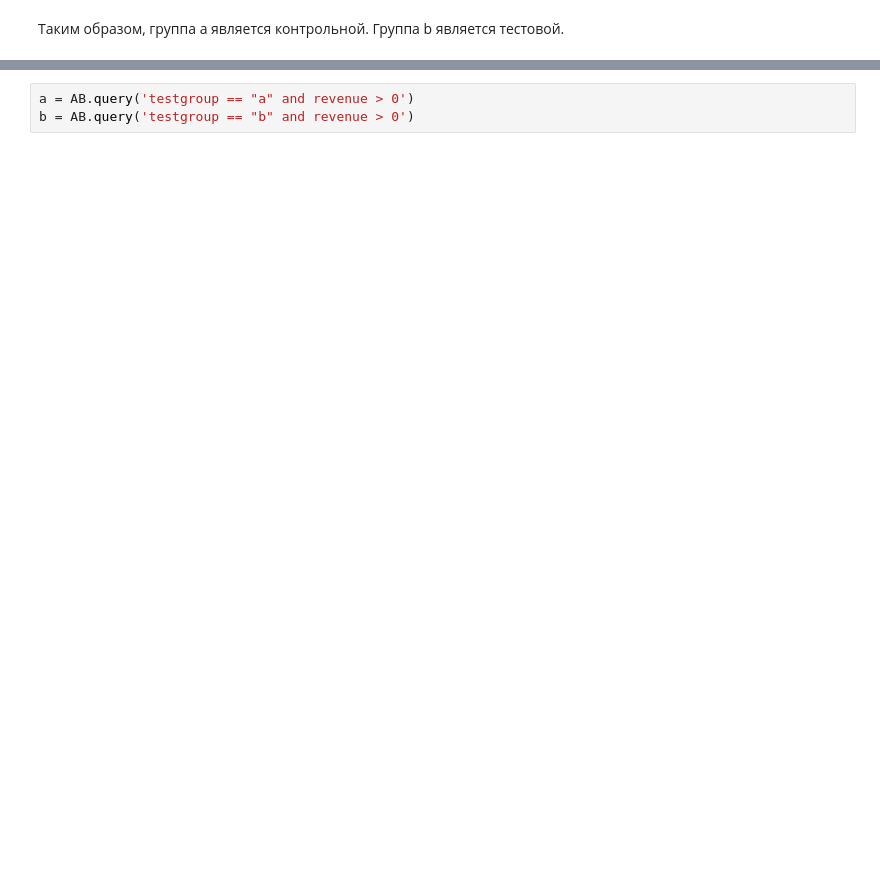
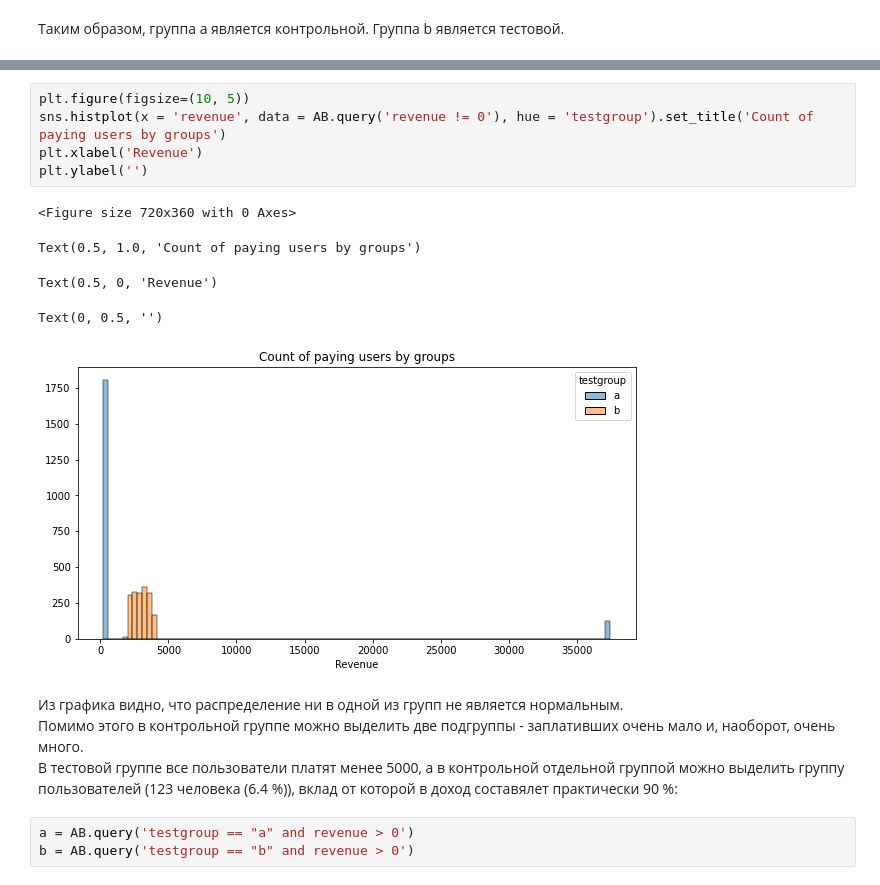
Before and after one commit to MaxStroykin/Portfolio, a Jupyter notebook: mob_app_project.ipynb, the cells around one changed output, grey strips where cells are left out. Saved outputs shown, nothing was run; the diff lists cells and outputs as text; blank space fills up the shorter version.

```diff
--- a/mob_app_project.ipynb
+++ b/mob_app_project.ipynb
@@ -349,3 +369,20 @@ diff_ARPU
+# %%
+plt.figure(figsize=(10, 5))
+sns.histplot(x = 'revenue', data = AB.query('revenue != 0'), hue = 'testgroup').set_title('Count of paying users by groups')
+plt.xlabel('Revenue')
+plt.ylabel('')
+# %% [output]
+<Figure size 720x360 with 0 Axes>
+Text(0.5, 1.0, 'Count of paying users by groups')
+Text(0.5, 0, 'Revenue')
+Text(0, 0.5, '')
+[figure, added]
+# %% [markdown]
+Из графика видно, что распределение ни в одной из групп не является нормальным.
+\
+Помимо этого в контрольной группе можно выделить две подгруппы - заплативших очень мало и, наоборот, очень много.
+\
+В тестовой группе все пользователи платят менее 5000, а в контрольной отдельной группой можно выделить группу пользователей (123 человека (6.4 %)), вклад от которой в доход составялет практически 90 %:
 # %%
 a = AB.query('testgroup == "a" and revenue > 0')
 b = AB.query('testgroup == "b" and revenue > 0')
```
Also changed, not shown: parts of 98 cells of this notebook, 3 other files.
